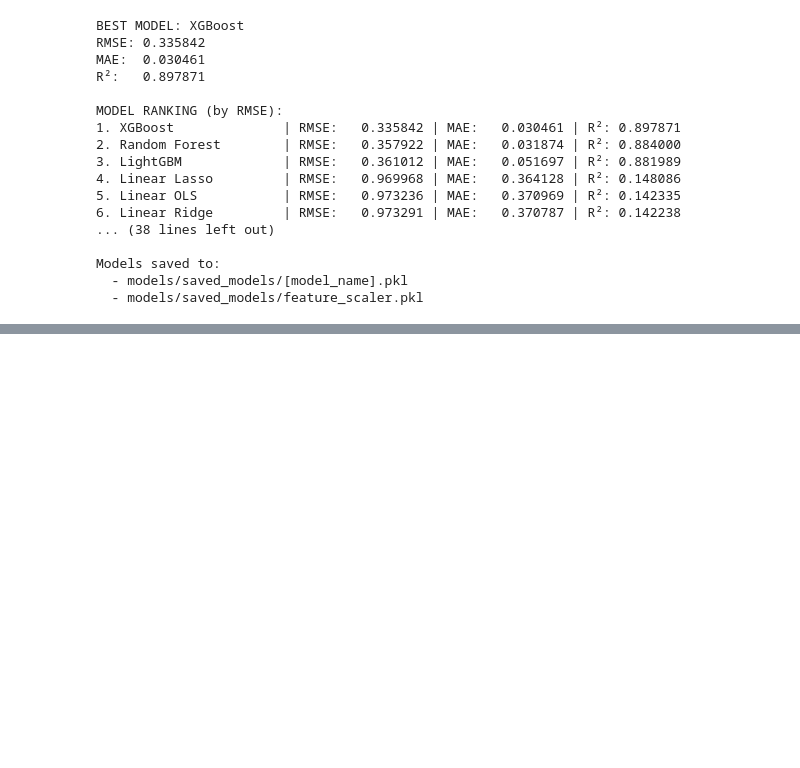
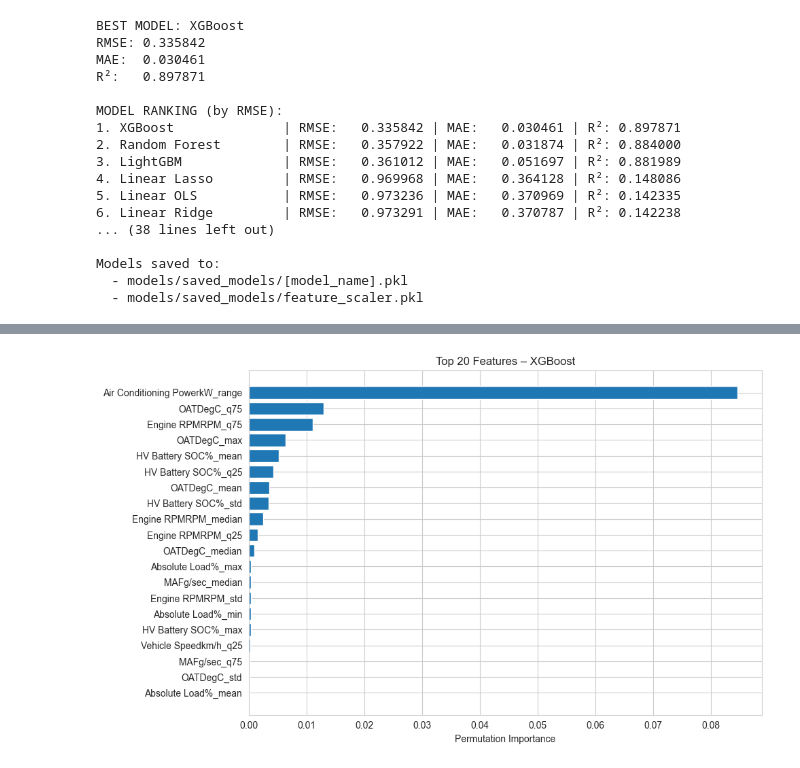
Before and after one commit to joaco1212004/VED-TPF-ML-Fadel-DiCola, a Jupyter notebook: 2model_run_Metrics_csv copy 2.ipynb, the cells around one changed output, grey strips where cells are left out. Saved outputs shown, nothing was run; the diff lists cells and outputs as text; code cells hidden in the pictures; blank space fills up the shorter version.

```diff
--- a/2model_run_Metrics_csv copy 2.ipynb
+++ b/2model_run_Metrics_csv copy 2.ipynb
@@ -574,0 +639,39 @@ Models saved to:
+# %%
+from sklearn.inspection import permutation_importance
+
+best_model = all_models[best_model_name]
+
+# IMPORTANTE: X_test_base debe ser el MISMO que usás para best_model.predict(...)
+# si en tu notebook se llama X_test_scaled, poné X_test_scaled acá.
+X_test_base = X_test
+
+# Creamos una copia con los nombres de columna que el modelo espera
+X_test_import = pd.DataFrame(
+    X_test_base.values,
+    columns=best_model.feature_names_in_,
+    index=X_test_base.index
+)
+
+result = permutation_importance(
+    best_model,
+    X_test_import,
+    y_test,
+    n_repeats=10,
+    random_state=42,
+    n_jobs=-1
+)
+
+importances = result.importances_mean
+indices = np.argsort(importances)[::-1]
+
+plt.figure(figsize=(10, 6))
+plt.barh(
+    X_test_import.columns[indices][:20][::-1],
+    importances[indices][:20][::-1]
+)
+plt.xlabel("Permutation Importance")
+plt.title(f"Top 20 Features – {best_model_name}")
+plt.tight_layout()
+plt.show()
+# %% [output]
+[figure, added]
```
Also changed, not shown: parts of 5 cells of this notebook, 21 other files.
